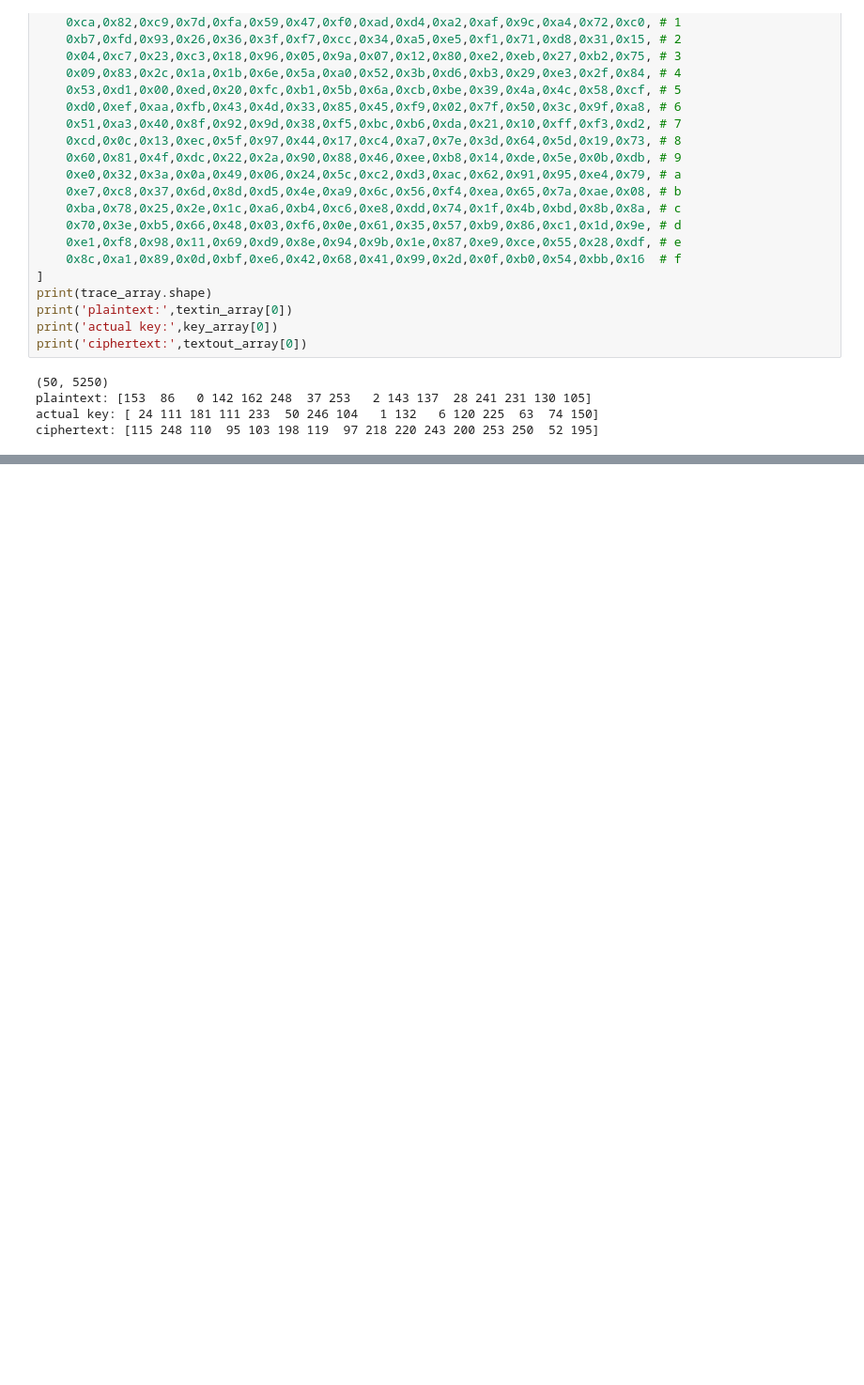
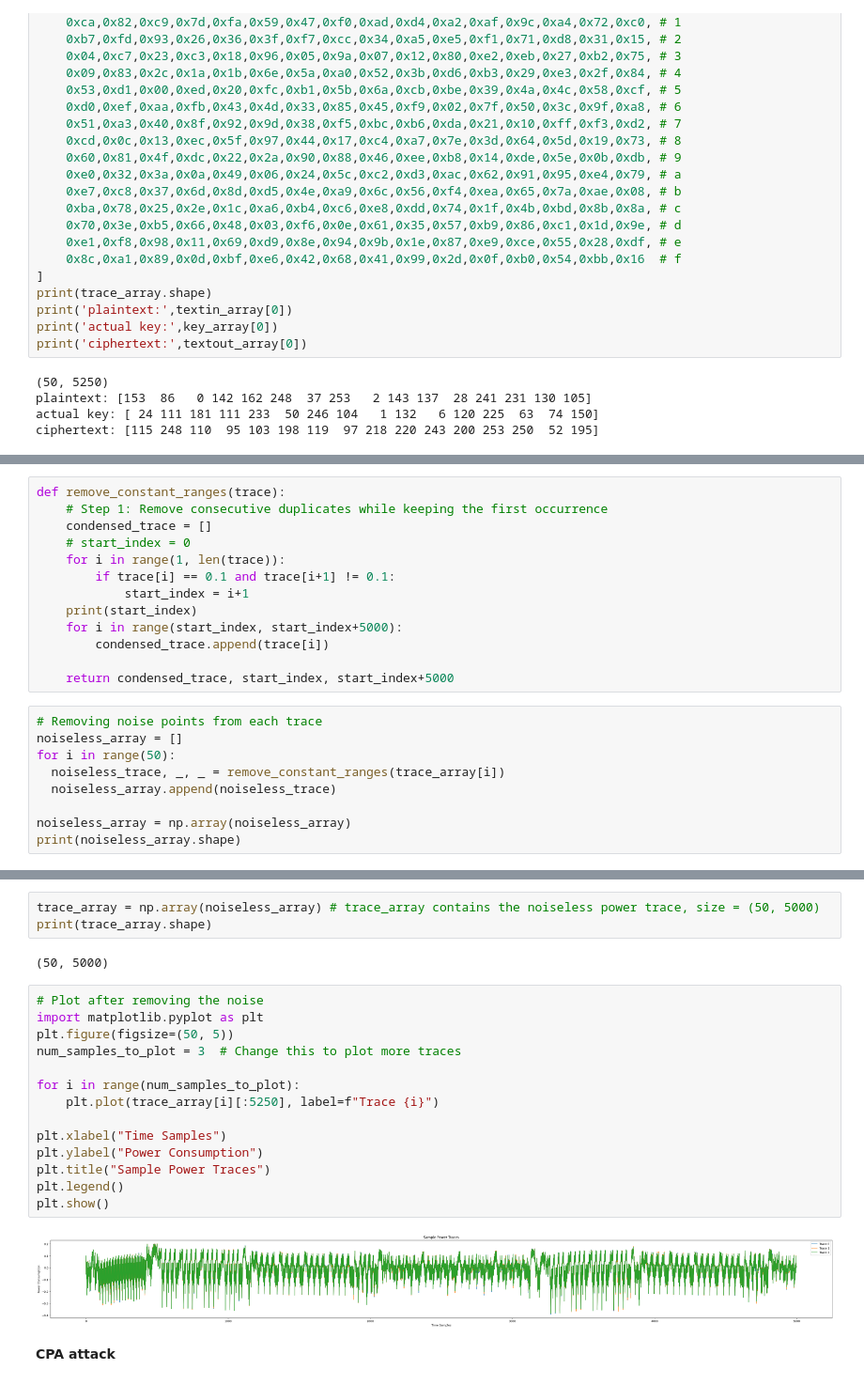
Before and after one commit to bhavdxt10/AES-Correlation-Power-Analysis-PA2, a Jupyter notebook: assignment2.ipynb, the cells around one changed output, grey strips where cells are left out. Shown at 94% size. Cells and saved outputs as stored; diff of their text form; blank space fills up the shorter version.

```diff
--- a/assignment2.ipynb
+++ b/assignment2.ipynb
@@ -69,0 +98,22 @@ plt.show()
+# %%
+def remove_constant_ranges(trace):
+    # Step 1: Remove consecutive duplicates while keeping the first occurrence
+    condensed_trace = []
+    # start_index = 0
+    for i in range(1, len(trace)):
+        if trace[i] == 0.1 and trace[i+1] != 0.1:
+            start_index = i+1
+    print(start_index)
+    for i in range(start_index, start_index+5000):
+        condensed_trace.append(trace[i])
+
+    return condensed_trace, start_index, start_index+5000
+# %%
+# Removing noise points from each trace
+noiseless_array = []
+for i in range(50):
+  noiseless_trace, _, _ = remove_constant_ranges(trace_array[i])
+  noiseless_array.append(noiseless_trace)
+
+noiseless_array = np.array(noiseless_array)
+print(noiseless_array.shape)
@@ -70,3 +138,26 @@ plt.show()
+# %%
+trace_array = np.array(noiseless_array) # trace_array contains the noiseless power trace, size = (50, 5000)
+print(trace_array.shape)
+# %% [output]
+(50, 5000)
+# %%
+# Plot after removing the noise
+import matplotlib.pyplot as plt
+plt.figure(figsize=(50, 5))
+num_samples_to_plot = 3  # Change this to plot more traces
+
+for i in range(num_samples_to_plot):
+    plt.plot(trace_array[i][:5250], label=f"Trace {i}")
+
+plt.xlabel("Time Samples")
+plt.ylabel("Power Consumption")
+plt.title("Sample Power Traces")
+plt.legend()
+plt.show()
+# %% [output]
+[figure, added]
+# %% [markdown]
+**CPA attack**
 # %%
 
 def getCorrelation(hPower, trace):
```
Also changed, not shown: parts of 18 cells of this notebook.
